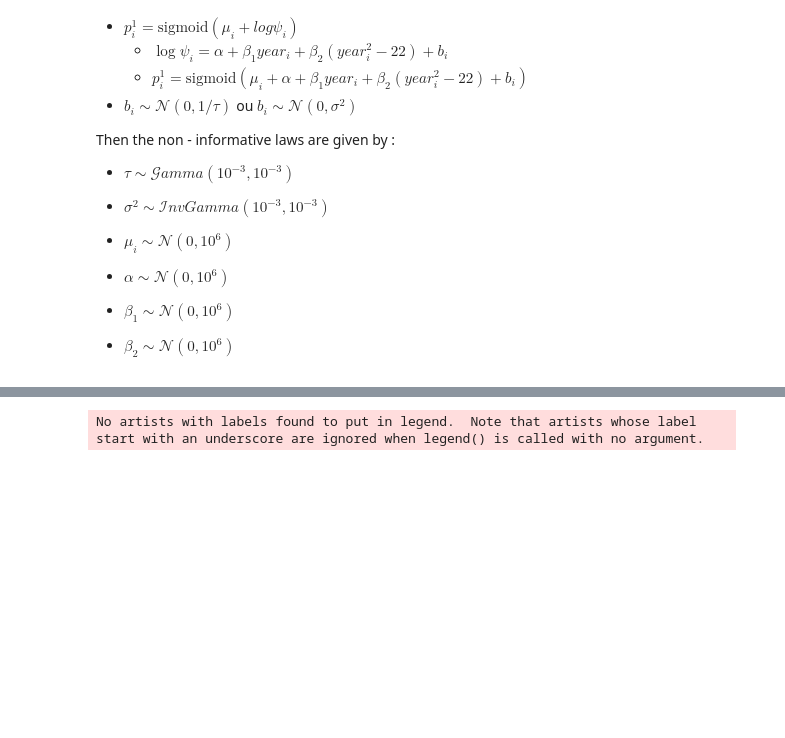
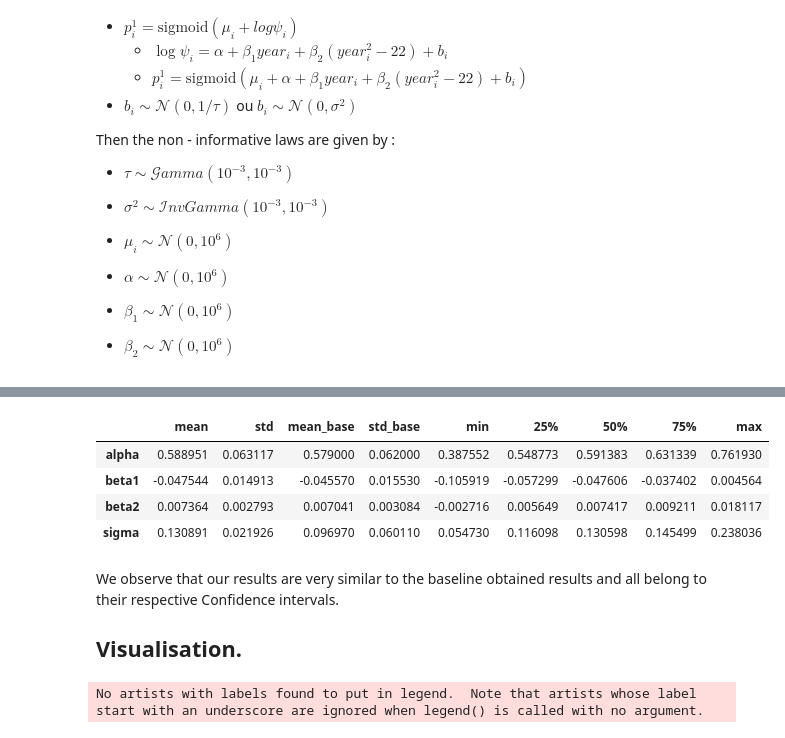
Before and after one commit to Abdellah-Laassairi/bayes-oxford-smooth-fit-to-log-odds-ratios, a Jupyter notebook: notebook.ipynb, the cells around one changed output, grey strips where cells are left out. Saved outputs shown, nothing was run; the diff lists cells and outputs as text; code cells hidden in the pictures; blank space fills up the shorter version.

Commit message:
Updated results format

```diff
--- a/notebook.ipynb
+++ b/notebook.ipynb
@@ -352,3 +337,51 @@ We observe that the means and standard deviations we obtain are relatively close
+# %%
+alpha = chain_1[1000:,0]
+beta1 =  chain_1[1000:,1]
+beta2 = chain_1[1000:,2]
+sigma2 = chain_1[1000:,3]
+sigma = np.sqrt(sigma2)
+
+results = pd.DataFrame()
+results['alpha']=alpha
+results['beta1']=beta1
+results['beta2']=beta2
+results['sigma']=sigma
+df = results.describe().T
+
+df["mean_base"]=[0.579,-0.04557,0.007041, 0.09697]
+df["std_base"]=[0.062, 0.01553, 0.003084, 0.06011]
+
+def highlight_SLA(series):
+    blue = 'background-color: lightblue' # Incide of IC
+    pink = 'background-color: pink' # Outside of IC
+
+    IC_alpha=[0.4587, 0.7037]
+    IC_beta1=[ -0.07688, -0.01586]
+    IC_beta2=[ 0.001, 0.01314]
+    IC_sigma=[0.02419, 0.08059]
+
+    lower=[IC_alpha[0], IC_beta1[0], IC_beta2[0], IC_sigma[0]]
+    upper=[IC_alpha[1], IC_beta1[1], IC_beta2[1], IC_sigma[1]]
+    return [pink if (value < lower[i] or value >upper[i]) else blue for i,value in zip(range(len(series)),series)]
+
+df.drop(columns = ["count"], inplace=True)
+cols = df.columns.tolist()
+df = df [['mean', 'std','mean_base', 'std_base', 'min', '25%', '50%', '75%', 'max']]
+df.style\
+         .set_properties(**{'border': '0.5px solid black'}).bar(subset =  ["std", 'std_base'],
+             align = "mid",
+             color = ["salmon", "lightgreen"])\
+          .apply(highlight_SLA, subset = ["mean", "mean_base"])\
+# %% [output]
+|  | mean | std | mean_base | std_base | min | 25% | 50% | 75% | max |
+| alpha | 0.588951 | 0.063117 | 0.579000 | 0.062000 | 0.387552 | 0.548773 | 0.591383 | 0.631339 | 0.761930 |
+| beta1 | -0.047544 | 0.014913 | -0.045570 | 0.015530 | -0.105919 | -0.057299 | -0.047606 | -0.037402 | 0.004564 |
+| beta2 | 0.007364 | 0.002793 | 0.007041 | 0.003084 | -0.002716 | 0.005649 | 0.007417 | 0.009211 | 0.018117 |
+| sigma | 0.130891 | 0.021926 | 0.096970 | 0.060110 | 0.054730 | 0.116098 | 0.130598 | 0.145499 | 0.238036 |
+# %% [markdown]
+We observe that our results are very similar to the baseline obtained results and all belong to their respective Confidence intervals.
+
+## Visualisation.
 # %%
 def plot(variable, ax):
     """ Function to plot the Markov chain for a given variable.
```
Also changed, not shown: parts of 5 cells of this notebook.
